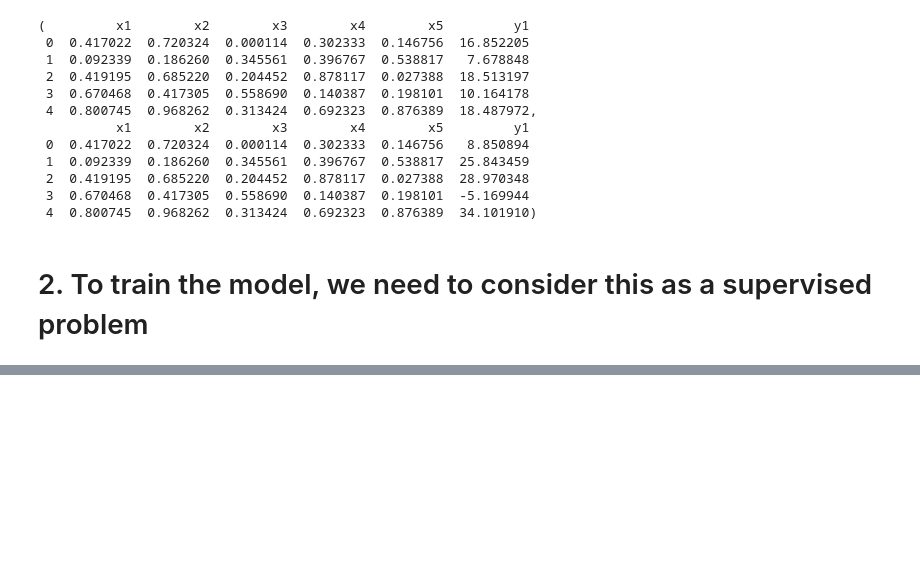
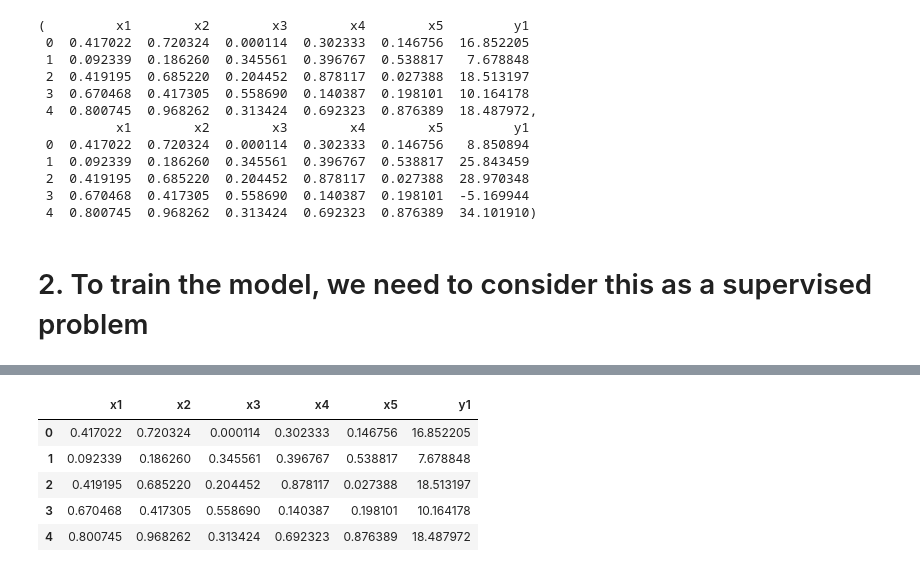
Before and after one commit to avyasharma/Skunkworks-iForests, a Jupyter notebook: FriedmanIsoForest.ipynb, the cells around one changed output, grey strips where cells are left out. Saved outputs shown, nothing was run; the diff lists cells and outputs as text; code cells hidden in the pictures; blank space fills up the shorter version.

```diff
--- a/FriedmanIsoForest.ipynb
+++ b/FriedmanIsoForest.ipynb
@@ -102,3 +116,12 @@ modified_df1, test_df2, modified_df1_y = contaminate_df(df1, df2, 0.05)
+# %%
+modified_df1.head()
+# %% [output]
+|  | x1 | x2 | x3 | x4 | x5 | y1 |
+| 0 | 0.417022 | 0.720324 | 0.000114 | 0.302333 | 0.146756 | 16.852205 |
+| 1 | 0.092339 | 0.186260 | 0.345561 | 0.396767 | 0.538817 | 7.678848 |
+| 2 | 0.419195 | 0.685220 | 0.204452 | 0.878117 | 0.027388 | 18.513197 |
+| 3 | 0.670468 | 0.417305 | 0.558690 | 0.140387 | 0.198101 | 10.164178 |
+| 4 | 0.800745 | 0.968262 | 0.313424 | 0.692323 | 0.876389 | 18.487972 |
 # %%
 X_train_modified, X_test_modified, y_train_modified, y_test_modified = train_test_split(modified_df1, modified_df1_y, test_size=0.2, random_state=11)
 # %%
```
Also changed, not shown: parts of 4 cells of this notebook, 1 other file.
